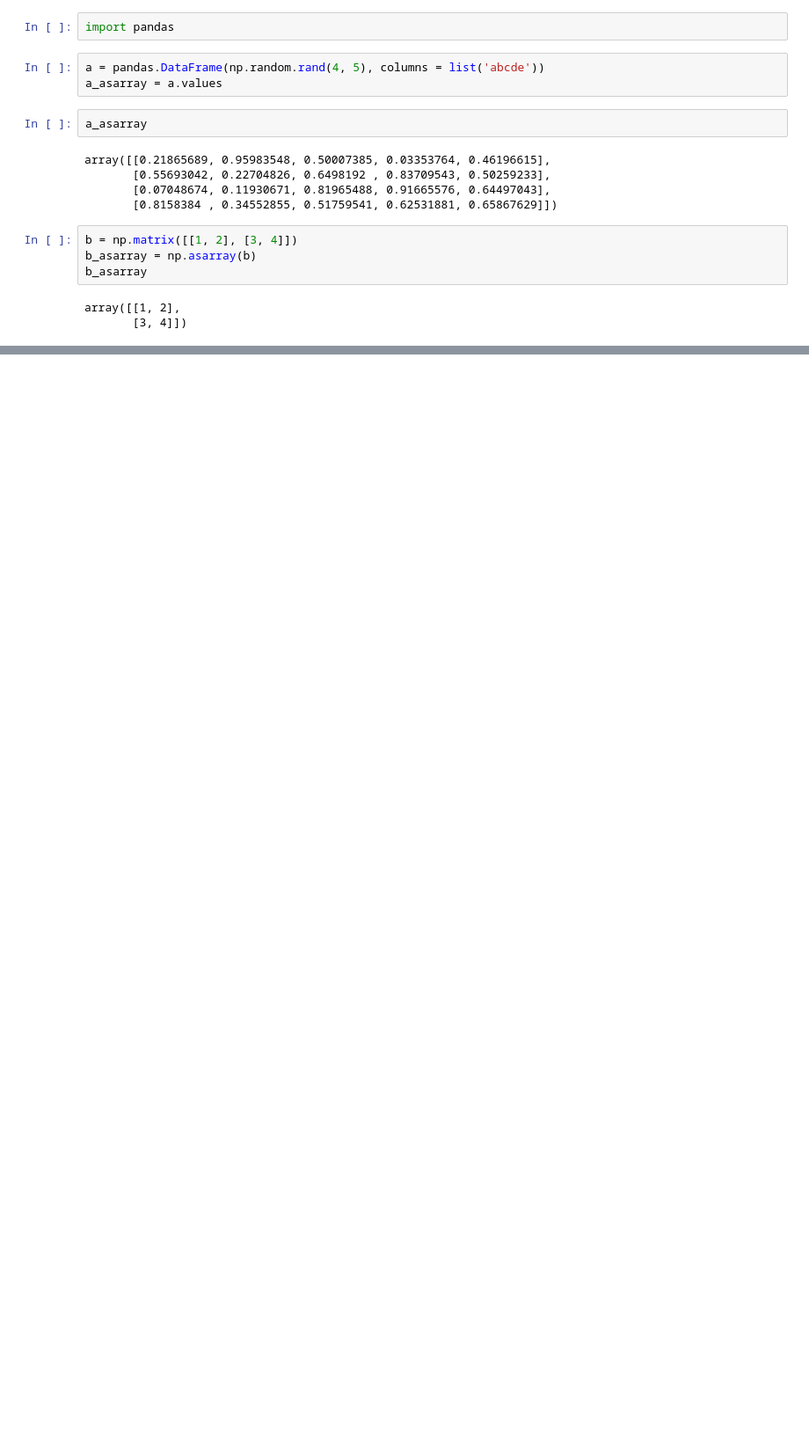
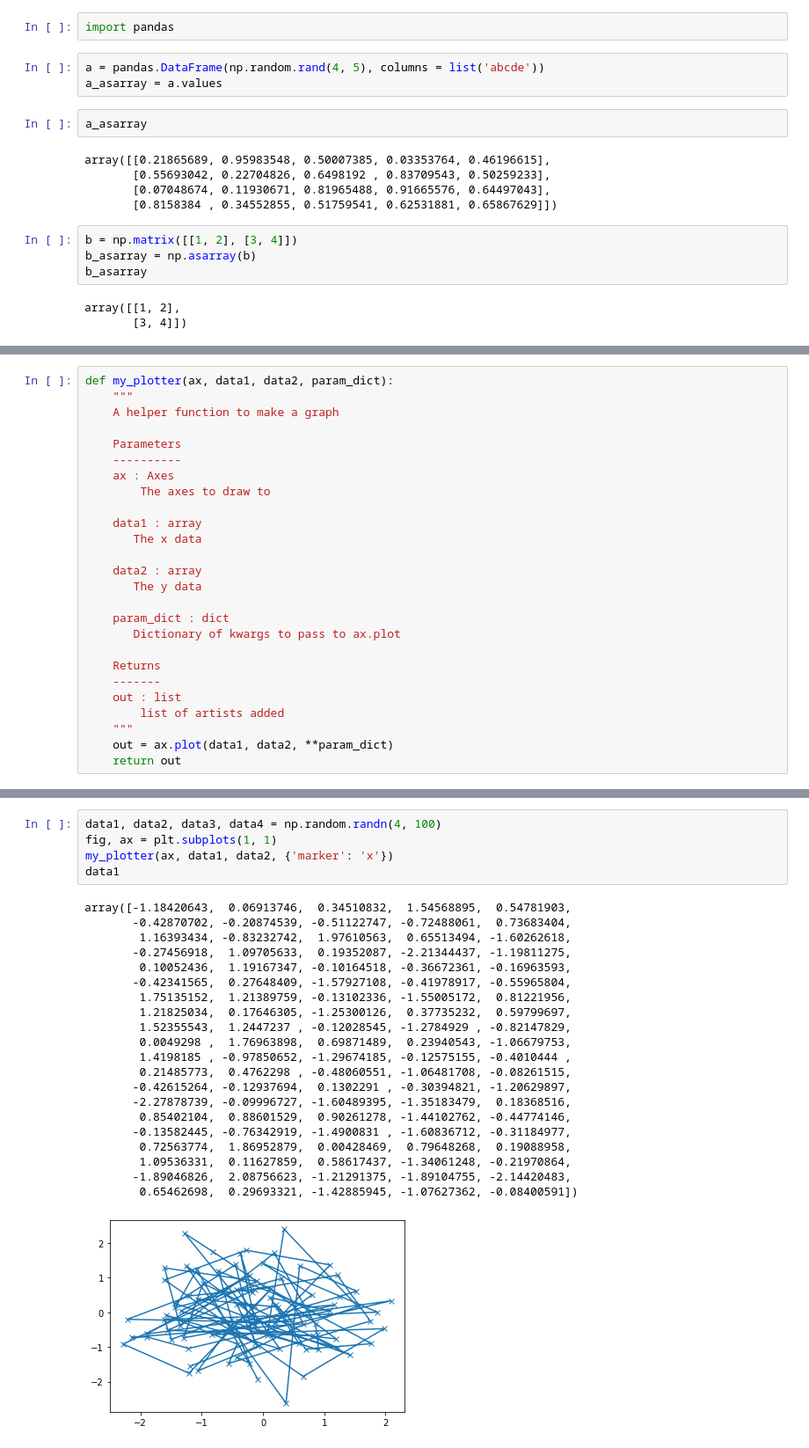
Before and after one commit to Sravan-Apps/python_notebooks, a Jupyter notebook: matplotlib_scratch.ipynb, the cells around one changed output, grey strips where cells are left out. Shown at 88% size. Cells and saved outputs as stored; diff of their text form; blank space fills up the shorter version.

```diff
--- a/matplotlib_scratch.ipynb
+++ b/matplotlib_scratch.ipynb
@@ -94 +120,27 @@ ax.legend()  # Add a legend.
 [figure]
+# %%
+def my_plotter(ax, data1, data2, param_dict):
+    """
+    A helper function to make a graph
+
+    Parameters
+    ----------
+    ax : Axes
+        The axes to draw to
+
+    data1 : array
+       The x data
+
+    data2 : array
+       The y data
+
+    param_dict : dict
+       Dictionary of kwargs to pass to ax.plot
+
+    Returns
+    -------
+    out : list
+        list of artists added
+    """
+    out = ax.plot(data1, data2, **param_dict)
+    return out
@@ -94,0 +167,27 @@ ax.legend()  # Add a legend.
+# %%
+data1, data2, data3, data4 = np.random.randn(4, 100)
+fig, ax = plt.subplots(1, 1)
+my_plotter(ax, data1, data2, {'marker': 'x'})
+data1
+# %% [output]
+array([-1.18420643,  0.06913746,  0.34510832,  1.54568895,  0.54781903,
+       -0.42870702, -0.20874539, -0.51122747, -0.72488061,  0.73683404,
+        1.16393434, -0.83232742,  1.97610563,  0.65513494, -1.60262618,
+       -0.27456918,  1.09705633,  0.19352087, -2.21344437, -1.19811275,
+        0.10052436,  1.19167347, -0.10164518, -0.36672361, -0.16963593,
+       -0.42341565,  0.27648409, -1.57927108, -0.41978917, -0.55965804,
+        1.75135152,  1.21389759, -0.13102336, -1.55005172,  0.81221956,
+        1.21825034,  0.17646305, -1.25300126,  0.37735232,  0.59799697,
+        1.52355543,  1.2447237 , -0.12028545, -1.2784929 , -0.82147829,
+        0.0049298 ,  1.76963898,  0.69871489,  0.23940543, -1.06679753,
+        1.4198185 , -0.97850652, -1.29674185, -0.12575155, -0.4010444 ,
+        0.21485773,  0.4762298 , -0.48060551, -1.06481708, -0.08261515,
+       -0.42615264, -0.12937694,  0.1302291 , -0.30394821, -1.20629897,
+       -2.27878739, -0.09996727, -1.60489395, -1.35183479,  0.18368516,
+        0.85402104,  0.88601529,  0.90261278, -1.44102762, -0.44774146,
+       -0.13582445, -0.76342919, -1.4900831 , -1.60836712, -0.31184977,
+        0.72563774,  1.86952879,  0.00428469,  0.79648268,  0.19088958,
+        1.09536331,  0.11627859,  0.58617437, -1.34061248, -0.21970864,
+       -1.89046826,  2.08756623, -1.21291375, -1.89104755, -2.14420483,
+        0.65462698,  0.29693321, -1.42885945, -1.07627362, -0.08400591])
+[figure, added]
```
Also changed, not shown: parts of 4 cells of this notebook.
